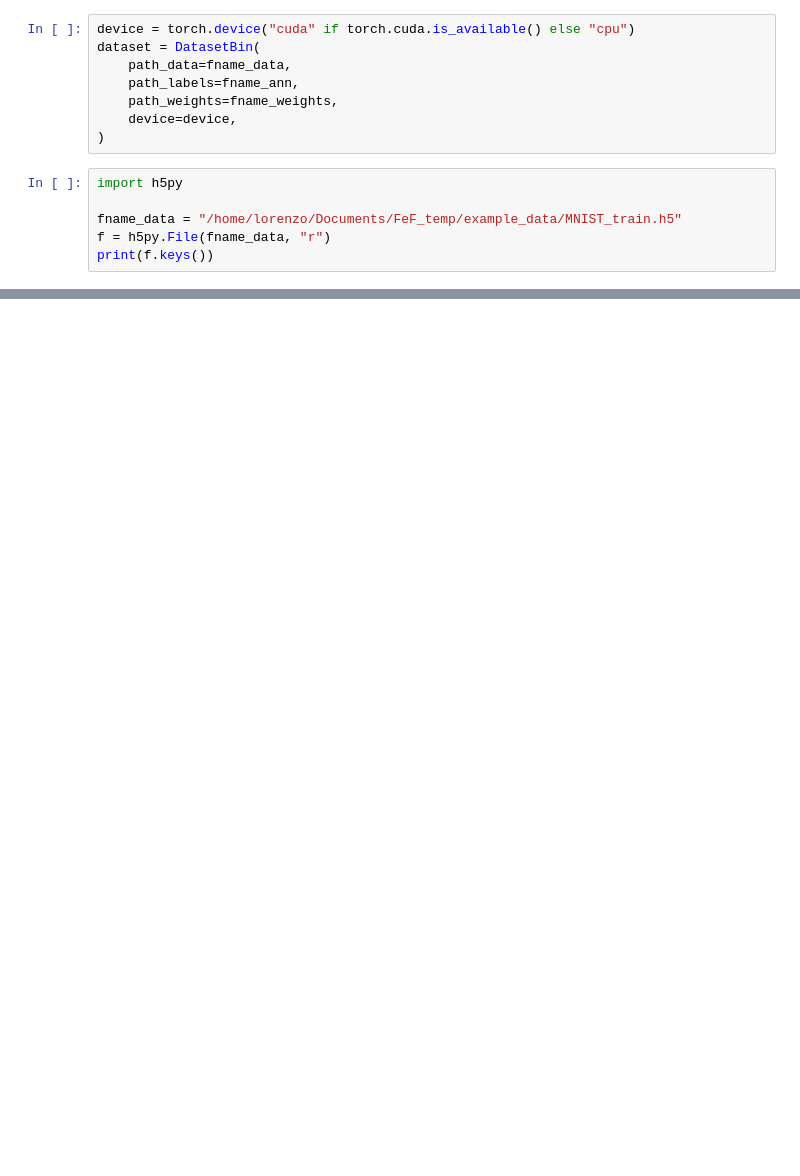
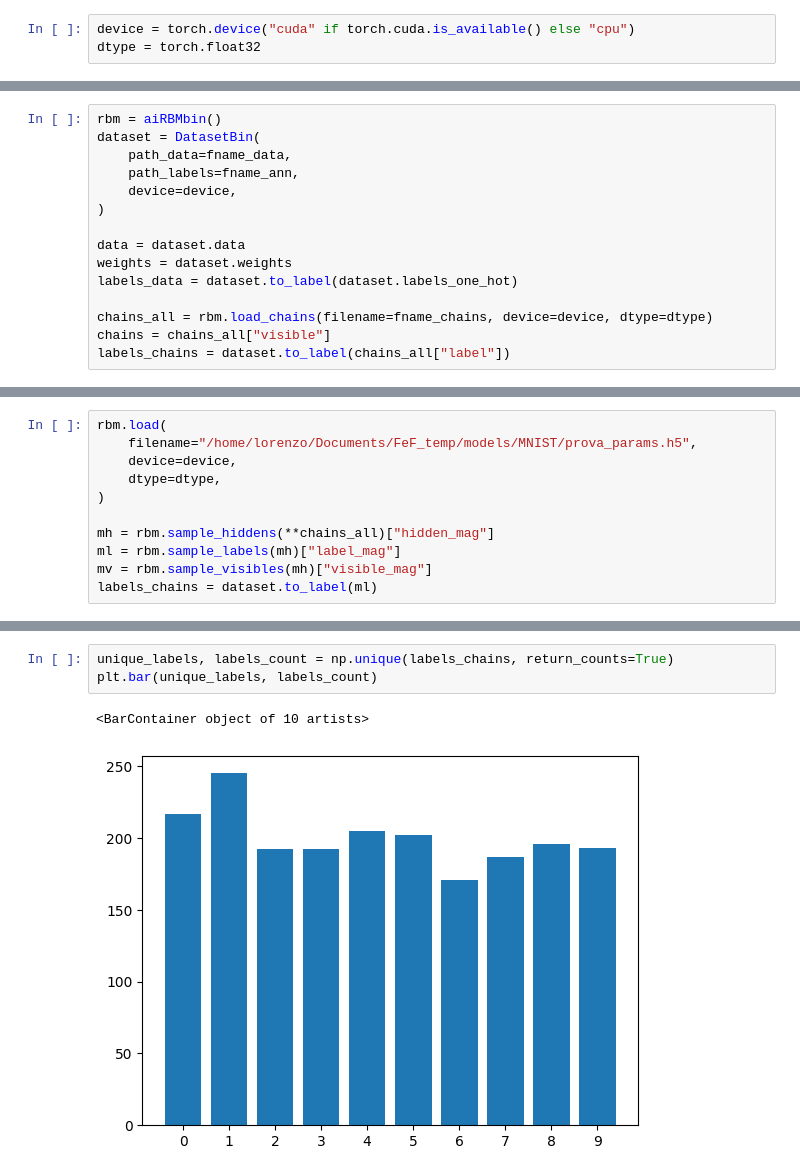
Before and after one commit to rossetl/annaDCA, a Jupyter notebook: develop.ipynb, the cells around one changed output, grey strips where cells are left out. Saved outputs shown, nothing was run; the diff lists cells and outputs as text; blank space fills up the shorter version.

Commit message:
implemented training

```diff
--- a/develop.ipynb
+++ b/develop.ipynb
@@ -13,14 +18,3 @@ import torch
 # %%
 device = torch.device("cuda" if torch.cuda.is_available() else "cpu")
-dataset = DatasetBin(
-    path_data=fname_data,
-    path_labels=fname_ann,
-    path_weights=fname_weights,
-    device=device,
-)
+dtype = torch.float32
-# %%
-import h5py
-
-fname_data = "/home/lorenzo/Documents/FeF_temp/example_data/MNIST_train.h5"
-f = h5py.File(fname_data, "r")
-print(f.keys())
@@ -41,0 +21,15 @@ df.to_csv("/home/lorenzo/Documents/FeF_temp/example_data/MNIST_train_ann.csv", i
+# %%
+rbm = aiRBMbin()
+dataset = DatasetBin(
+    path_data=fname_data,
+    path_labels=fname_ann,
+    device=device,
+)
+
+data = dataset.data
+weights = dataset.weights
+labels_data = dataset.to_label(dataset.labels_one_hot)
+
+chains_all = rbm.load_chains(filename=fname_chains, device=device, dtype=dtype)
+chains = chains_all["visible"]
+labels_chains = dataset.to_label(chains_all["label"])
@@ -41,0 +38,11 @@ df.to_csv("/home/lorenzo/Documents/FeF_temp/example_data/MNIST_train_ann.csv", i
+# %%
+rbm.load(
+    filename="/home/lorenzo/Documents/FeF_temp/models/MNIST/prova_params.h5",
+    device=device,
+    dtype=dtype,
+)
+
+mh = rbm.sample_hiddens(**chains_all)["hidden_mag"]
+ml = rbm.sample_labels(mh)["label_mag"]
+mv = rbm.sample_visibles(mh)["visible_mag"]
+labels_chains = dataset.to_label(ml)
@@ -41,0 +131,6 @@ df.to_csv("/home/lorenzo/Documents/FeF_temp/example_data/MNIST_train_ann.csv", i
+# %%
+unique_labels, labels_count = np.unique(labels_chains, return_counts=True)
+plt.bar(unique_labels, labels_count)
+# %% [output]
+<BarContainer object of 10 artists>
+[figure, added]
```
Also changed, not shown: parts of 21 cells of this notebook, 11 other files.
